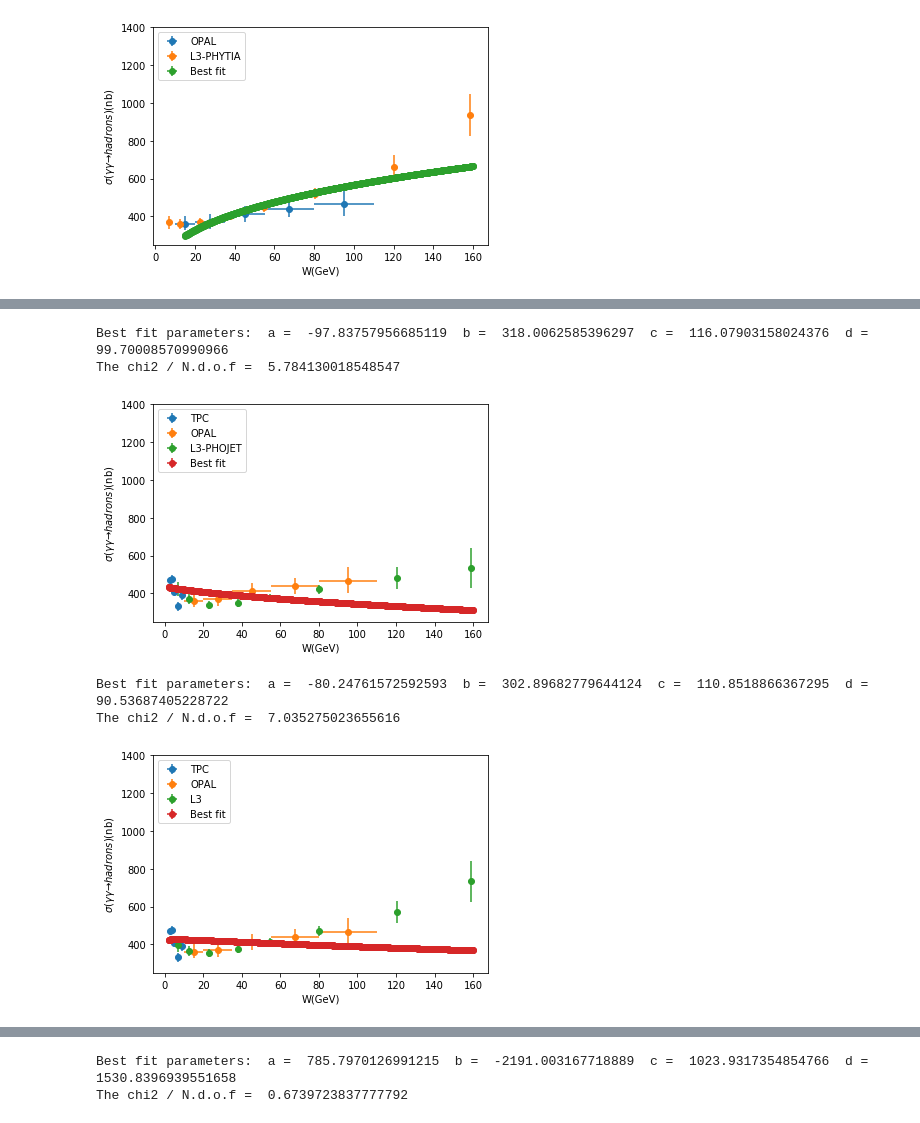
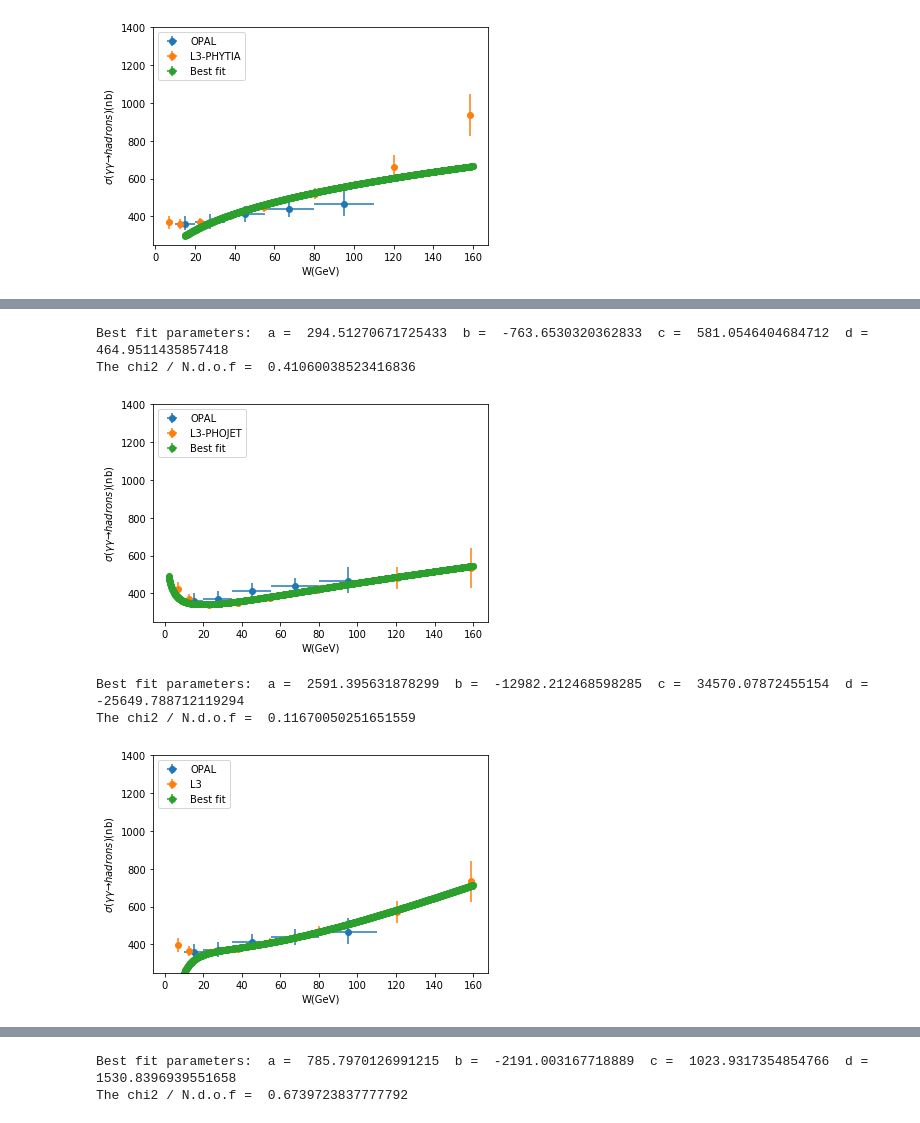
Before and after one commit to artur-amorim/gggpScatteringIHQCD, a Jupyter notebook: expdata/gammagammaSigma.ipynb, the cells around one changed output, grey strips where cells are left out. Saved outputs shown, nothing was run; the diff lists cells and outputs as text; code cells hidden in the pictures.

Commit message:
Updated sigma(gamma gamma -> hadrons) fits.

```diff
--- a/expdata/gammagammaSigma.ipynb
+++ b/expdata/gammagammaSigma.ipynb
@@ -399,10 +464,10 @@ The chi2 / N.d.o.f =  1.3744249035157785
 # %%
-# Let's repeat the fits with the all datasets but allowing the 4 Regge trajectories of the HardPomeron Kernel
+# Let's repeat the fits with the all datasets except TPC but allowing the 4 Regge trajectories of the HardPomeron Kernel
 x0 = np.zeros(4)
-best_fit_x = minimize(chi2HardPomeronFourReggeons, x0, args = data_with_L3_PHOJET, method = "Nelder-Mead").x
+best_fit_x = minimize(chi2HardPomeronFourReggeons, x0, args = data_with_L3_PHOJET_no_TPC, method = "Nelder-Mead").x
 print("Best fit parameters: ","a = ", best_fit_x[0], " b = ", best_fit_x[1],
      " c = ", best_fit_x[2], " d = ", best_fit_x[3])
-chi2_ndof = chi2HardPomeronFourReggeons(best_fit_x, data_with_L3_PHOJET) / (len(data_with_L3_PHOJET)-4)
+chi2_ndof = chi2HardPomeronFourReggeons(best_fit_x, data_with_L3_PHOJET_no_TPC) / (len(data_with_L3_PHOJET_no_TPC)-4)
 print("The chi2 / N.d.o.f = ", chi2_ndof)
 Ws = np.linspace(2,160,1000)
 sigma = sigmaHardPomeronFourReggeons(Ws, best_fit_x[0], best_fit_x[1], best_fit_x[2], best_fit_x[3])
@@ -412,29 +477,29 @@ pred = pd.DataFrame({"W(GeV)":Ws,
                     "sigma(nb)": sigma,
                     "Errorp": np.zeros(len(Ws)),
                     "Errorm": np.zeros(len(Ws))})
-plotGammaGammaSigma([TPC_data, OPAL_data, L3_data_PHOJET, pred], ["TPC", "OPAL", "L3-PHOJET", "Best fit"])
+plotGammaGammaSigma([OPAL_data, L3_data_PHOJET, pred], ["OPAL", "L3-PHOJET", "Best fit"])
 # %% [output]
-Best fit parameters:  a =  -97.83757956685119  b =  318.0062585396297  c =  116.07903158024376  d =  99.70008570990966
-The chi2 / N.d.o.f =  5.784130018548547
+Best fit parameters:  a =  294.51270671725433  b =  -763.6530320362833  c =  581.0546404684712  d =  464.9511435857418
+The chi2 / N.d.o.f =  0.41060038523416836
-[figure, old version]
+[figure, new version]
 # %%
 # Let's repeat the fits with the all datasets but allowing the 4 Regge trajectories of the HardPomeron Kernel
-x0 = np.zeros(4)
-best_fit_x = minimize(chi2HardPomeronFourReggeons, x0, args = data_with_L3_processed, method = "Nelder-Mead").x
+x0 = np.array([2591.395631878299, -12982.212468598285, 34570.07872455154, -25649.788712119294])
+best_fit_x = minimize(chi2HardPomeronFourReggeons, x0, args = data_with_L3_processed_no_TPC, method = "Nelder-Mead").x
 print("Best fit parameters: ","a = ", best_fit_x[0], " b = ", best_fit_x[1],
      " c = ", best_fit_x[2], " d = ", best_fit_x[3])
-chi2_ndof = chi2HardPomeronFourReggeons(best_fit_x, data_with_L3_processed) / (len(data_with_L3_processed)-4)
+chi2_ndof = chi2HardPomeronFourReggeons(best_fit_x, data_with_L3_processed_no_TPC) / (len(data_with_L3_processed_no_TPC)-4)
 print("The chi2 / N.d.o.f = ", chi2_ndof)
 Ws = np.linspace(2,160,1000)
 sigma = sigmaHardPomeronFourReggeons(Ws, best_fit_x[0], best_fit_x[1], best_fit_x[2], best_fit_x[3])
 pred = pd.DataFrame({"W(GeV)":Ws,
                     "WErrorp": np.zeros(len(Ws)),
                     "WErrorm": np.zeros(len(Ws)),
                     "sigma(nb)": sigma,
                     "Errorp": np.zeros(len(Ws)),
                     "Errorm": np.zeros(len(Ws))})
-plotGammaGammaSigma([TPC_data, OPAL_data, L3_processed, pred], ["TPC", "OPAL", "L3", "Best fit"])
+plotGammaGammaSigma([OPAL_data, L3_processed, pred], ["OPAL", "L3", "Best fit"])
 # %% [output]
-Best fit parameters:  a =  -80.24761572592593  b =  302.89682779644124  c =  110.8518866367295  d =  90.53687405228722
-The chi2 / N.d.o.f =  7.035275023655616
+Best fit parameters:  a =  2591.395631878299  b =  -12982.212468598285  c =  34570.07872455154  d =  -25649.788712119294
+The chi2 / N.d.o.f =  0.11670050251651559
-[figure, old version]
+[figure, new version]
```
Also changed, not shown: parts of 8 cells of this notebook.
